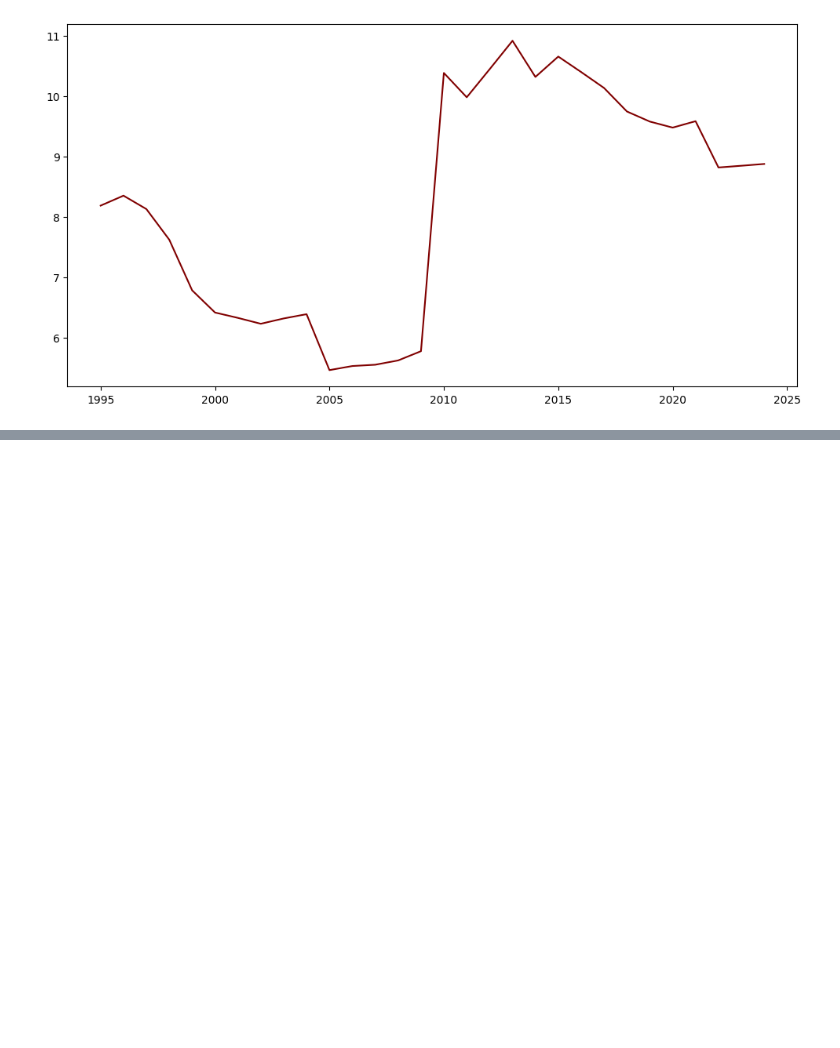
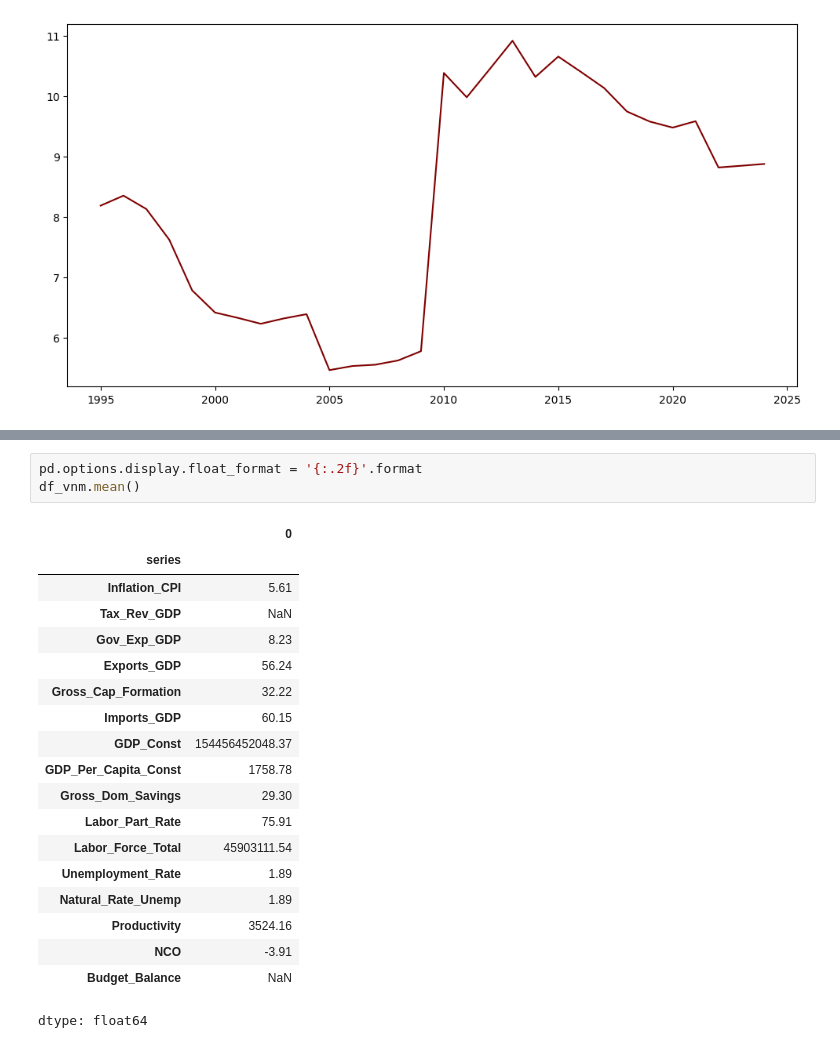
Before and after one commit to ddoneu/ECON3916-Statistical-Machine-Learning, a Jupyter notebook: Lab3 / Lab3 WBGAPI Visualization.ipynb, the cells around one changed output, grey strips where cells are left out. Cells and saved outputs as stored; diff of their text form; blank space fills up the shorter version.

```diff
--- a/Lab3 / Lab3 WBGAPI Visualization.ipynb
+++ b/Lab3 / Lab3 WBGAPI Visualization.ipynb
@@ -281,0 +324,23 @@ Generated a 2x3 grid of subplots visualizing Vietnam's economic indicators.
+# %%
+pd.options.display.float_format = '{:.2f}'.format
+df_vnm.mean()
+# %% [output]
+|  | 0 |
+| series |  |
+| Inflation_CPI | 5.61 |
+| Tax_Rev_GDP | NaN |
+| Gov_Exp_GDP | 8.23 |
+| Exports_GDP | 56.24 |
+| Gross_Cap_Formation | 32.22 |
+| Imports_GDP | 60.15 |
+| GDP_Const | 154456452048.37 |
+| GDP_Per_Capita_Const | 1758.78 |
+| Gross_Dom_Savings | 29.30 |
+| Labor_Part_Rate | 75.91 |
+| Labor_Force_Total | 45903111.54 |
+| Unemployment_Rate | 1.89 |
+| Natural_Rate_Unemp | 1.89 |
+| Productivity | 3524.16 |
+| NCO | -3.91 |
+| Budget_Balance | NaN |
+dtype: float64
```
Also changed, not shown: parts of 12 cells of this notebook.
